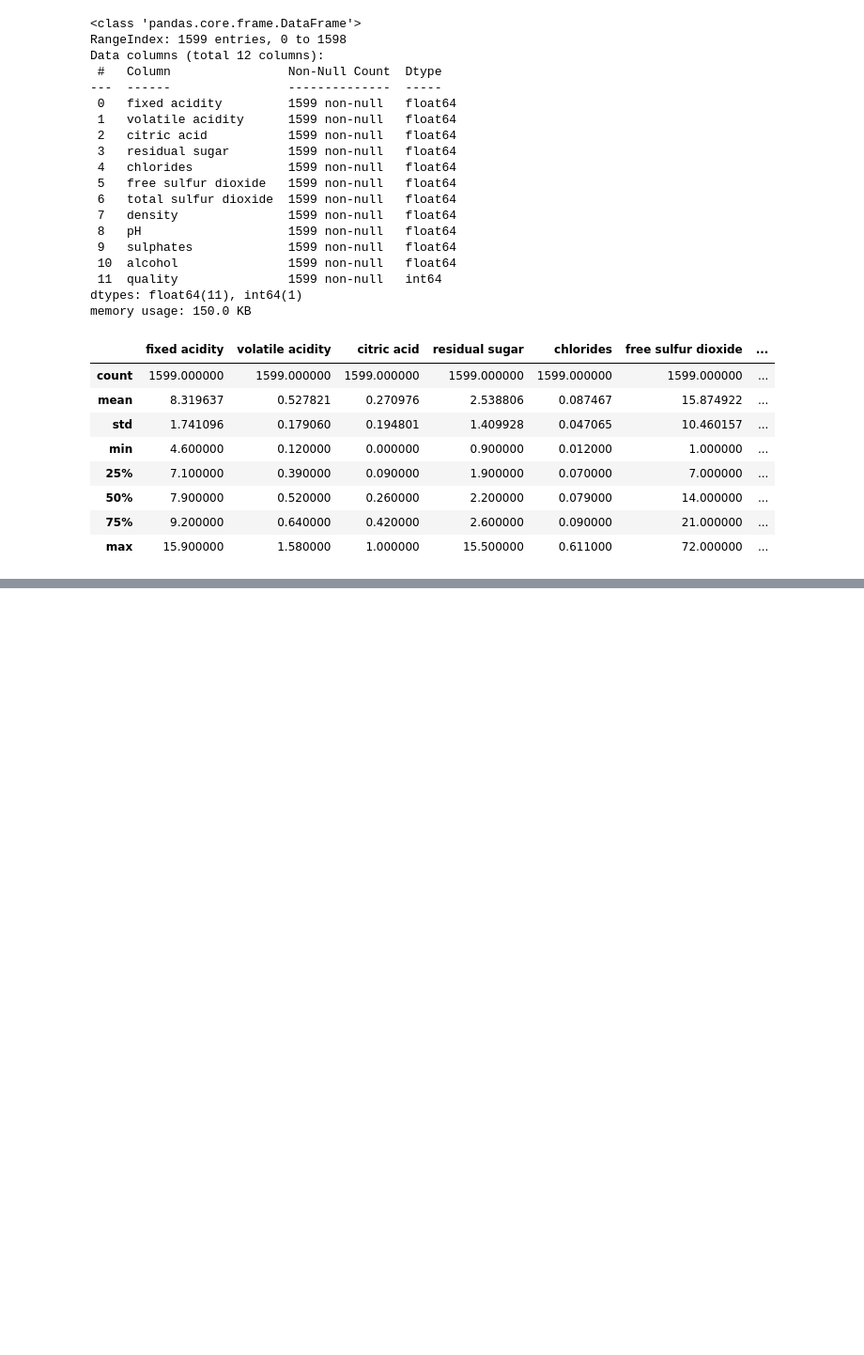
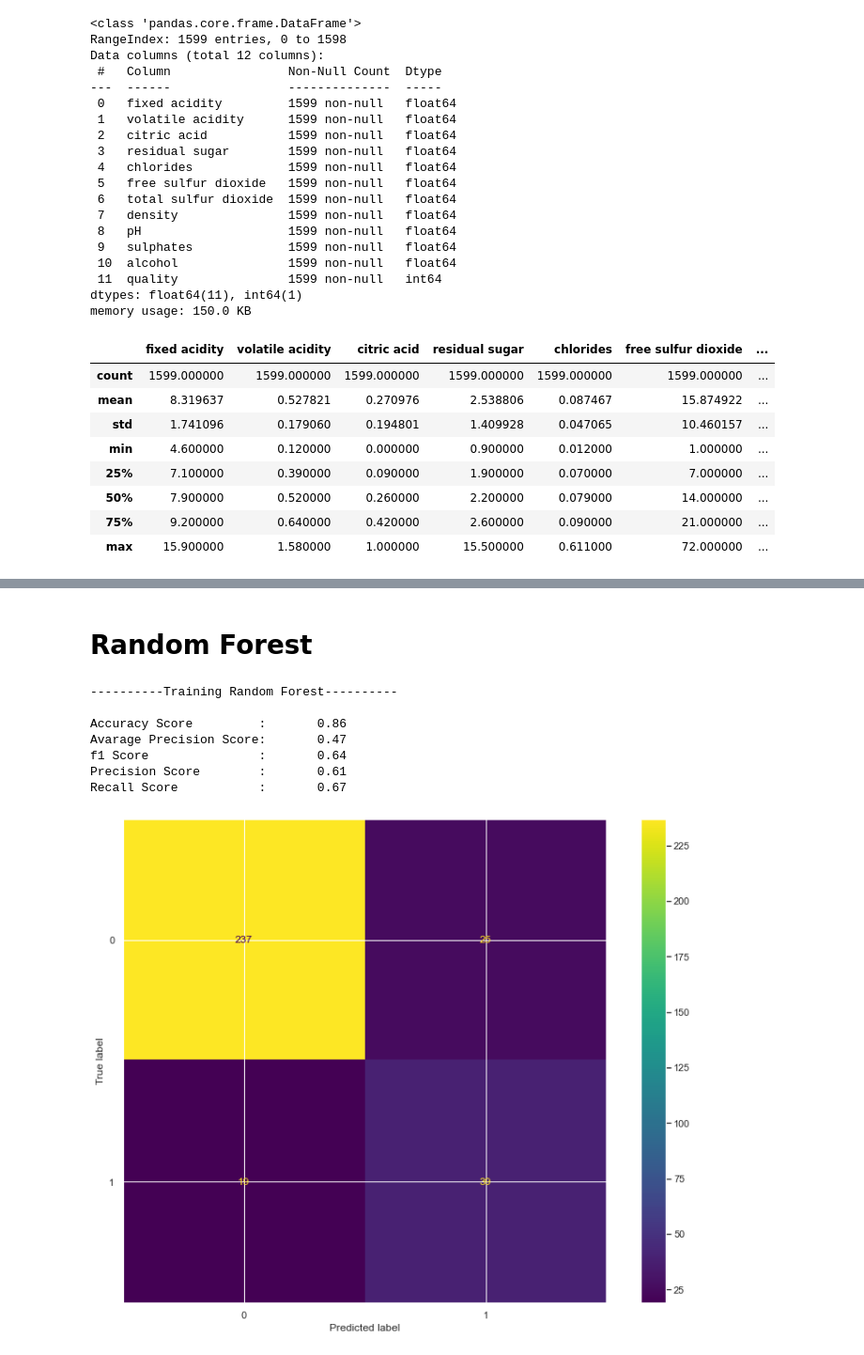
Before and after one commit to IbtihajT/wine_quality_-analysis_and_prediction, a Jupyter notebook: analysis.ipynb, the cells around one changed output, grey strips where cells are left out. Shown at 94% size. Cells and saved outputs as stored; diff of their text form; code cells hidden in the pictures; blank space fills up the shorter version.

```diff
--- a/analysis.ipynb
+++ b/analysis.ipynb
@@ -68,0 +152,56 @@ plt.show()
+# %%
+# Train Test Split
+X_train, X_test, y_train, y_test = train_test_split(features_df.values, np.squeeze(targets_df.values), test_size=0.2, shuffle=True)
+
+# Encode the Labels
+label_encoder = LabelEncoder()
+label_encoder.fit(y_train)
+y_train = label_encoder.transform(y_train)
+y_test = label_encoder.transform(y_test)
+
+# Scale the data
+features_scaler = MinMaxScaler()
+features_scaler.fit(X_train)
+X_train = features_scaler.transform(X_train)
+X_test = features_scaler.transform(X_test)
+
+# Compute Class Weights
+class_weights = compute_class_weight(class_weight="balanced", classes=[0, 1], y=y_train)
+# %% [markdown]
+# Random Forest
+# %%
+classifier = RandomForestClassifier(bootstrap=False, max_depth=10, max_features="sqrt", min_samples_leaf=1, min_samples_split=10, n_estimators=400, class_weight="balanced")
+print()
+print("----------Training Random Forest----------")
+print()
+classifier.fit(X_train, y_train)
+
+# Pridiciton of Testset
+y_pred = classifier.predict(X_test)
+
+# Confusion Matrix
+acc_score = accuracy_score(y_test, y_pred)
+apc = average_precision_score(y_test, y_pred)
+f1 = f1_score(y_test, y_pred)
+ps = precision_score(y_test, y_pred)
+rs = recall_score(y_test, y_pred)
+cm = confusion_matrix(y_test, y_pred)
+
+print('{:<23}: {:>10.2f}'.format('Accuracy Score', acc_score), sep='')
+print('{:<23}: {:>10.2f}'.format('Avarage Precision Score', apc), sep='')
+print('{:<23}: {:>10.2f}'.format('f1 Score', f1), sep='')
+print('{:<23}: {:>10.2f}'.format('Precision Score', ps), sep='')
+print('{:<23}: {:>10.2f}'.format('Recall Score', rs), sep='')
+print()
+
+plot_confusion_matrix(classifier, X_test, y_test)
+plt.show()
+# %% [output]
+----------Training Random Forest----------
+
+Accuracy Score         :       0.86
+Avarage Precision Score:       0.47
+f1 Score               :       0.64
+Precision Score        :       0.61
+Recall Score           :       0.67
+[figure, added]
```
Also changed, not shown: parts of 14 cells of this notebook.
